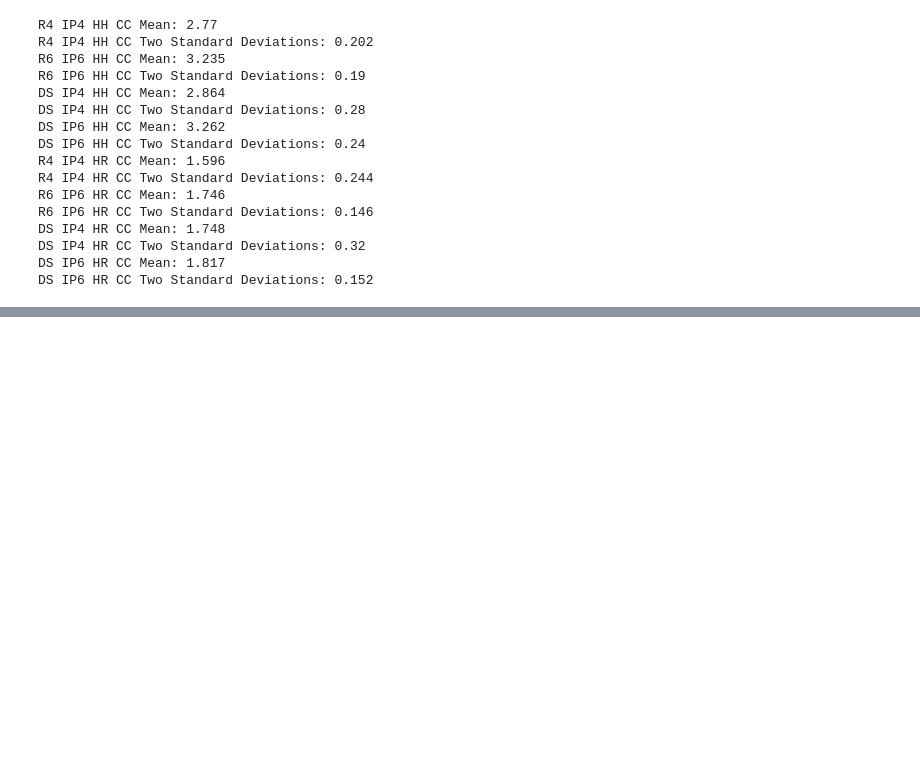
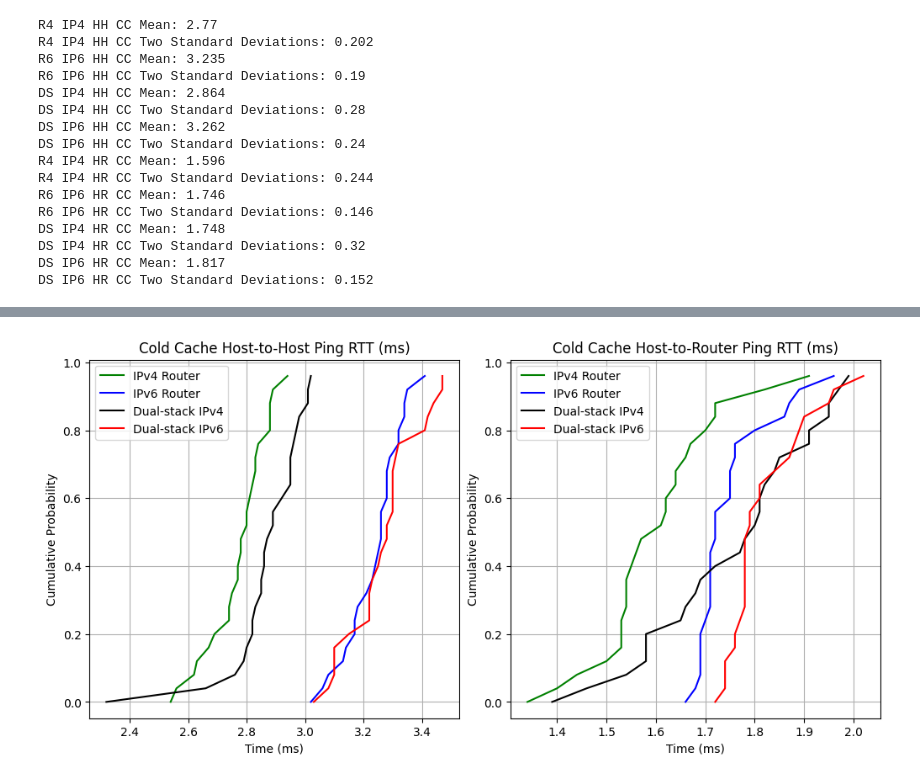
Before and after one commit to elliev7/partii_dissertation, a Jupyter notebook: figures/figures.ipynb, the cells around one changed output, grey strips where cells are left out. Cells and saved outputs as stored; diff of their text form; code cells hidden in the pictures; blank space fills up the shorter version.

```diff
--- a/figures/figures.ipynb
+++ b/figures/figures.ipynb
@@ -333,0 +295,47 @@ plt.show()
+# %%
+r4_ip4_hh_cc_sorted = np.sort(r4_ip4_hh_cc)
+r6_ip6_hh_cc_sorted = np.sort(r6_ip6_hh_cc)
+ds_ip4_hh_cc_sorted = np.sort(ds_ip4_hh_cc)
+ds_ip6_hh_cc_sorted = np.sort(ds_ip6_hh_cc)
+
+r4_ip4_hh_cc_cdf = np.arange(len(r4_ip4_hh_cc_sorted)) / float(len(r4_ip4_hh_cc_sorted))
+r6_ip6_hh_cc_cdf = np.arange(len(r6_ip6_hh_cc_sorted)) / float(len(r6_ip6_hh_cc_sorted))
+ds_ip4_hh_cc_cdf = np.arange(len(ds_ip4_hh_cc_sorted)) / float(len(ds_ip4_hh_cc_sorted))
+ds_ip6_hh_cc_cdf = np.arange(len(ds_ip6_hh_cc_sorted)) / float(len(ds_ip6_hh_cc_sorted))
+
+r4_ip4_hr_cc_sorted = np.sort(r4_ip4_hr_cc)
+r6_ip6_hr_cc_sorted = np.sort(r6_ip6_hr_cc)
+ds_ip4_hr_cc_sorted = np.sort(ds_ip4_hr_cc)
+ds_ip6_hr_cc_sorted = np.sort(ds_ip6_hr_cc)
+
+r4_ip4_hr_cc_cdf = np.arange(len(r4_ip4_hr_cc_sorted)) / float(len(r4_ip4_hr_cc_sorted))
+r6_ip6_hr_cc_cdf = np.arange(len(r6_ip6_hr_cc_sorted)) / float(len(r6_ip6_hr_cc_sorted))
+ds_ip4_hr_cc_cdf = np.arange(len(ds_ip4_hr_cc_sorted)) / float(len(ds_ip4_hr_cc_sorted))
+ds_ip6_hr_cc_cdf = np.arange(len(ds_ip6_hr_cc_sorted)) / float(len(ds_ip6_hr_cc_sorted))
+# %%
+fig, axs = plt.subplots(1, 2, figsize=(10, 5), constrained_layout=True)
+
+axs[0].plot(r4_ip4_hh_cc_sorted, r4_ip4_hh_cc_cdf, label='IPv4 Router', color='green')
+axs[0].plot(r6_ip6_hh_cc_sorted, r6_ip6_hh_cc_cdf, label='IPv6 Router', color='blue')
+axs[0].plot(ds_ip4_hh_cc_sorted, ds_ip4_hh_cc_cdf, label='Dual-stack IPv4', color='black')
+axs[0].plot(ds_ip6_hh_cc_sorted, ds_ip6_hh_cc_cdf, label='Dual-stack IPv6', color='red')
+axs[0].grid(True)
+axs[0].set_title('Cold Cache Host-to-Host Ping RTT (ms)')
+axs[0].set_xlabel('Time (ms)')
+axs[0].set_ylabel('Cumulative Probability')
+axs[0].legend()
+
+axs[1].plot(r4_ip4_hr_cc_sorted, r4_ip4_hr_cc_cdf, label='IPv4 Router', color='green')
+axs[1].plot(r6_ip6_hr_cc_sorted, r6_ip6_hr_cc_cdf, label='IPv6 Router', color='blue')
+axs[1].plot(ds_ip4_hr_cc_sorted, ds_ip4_hr_cc_cdf, label='Dual-stack IPv4', color='black')
+axs[1].plot(ds_ip6_hr_cc_sorted, ds_ip6_hr_cc_cdf, label='Dual-stack IPv6', color='red')
+axs[1].grid(True)
+axs[1].set_title('Cold Cache Host-to-Router Ping RTT (ms)')
+axs[1].set_xlabel('Time (ms)')
+axs[1].set_ylabel('Cumulative Probability')
+axs[1].legend()
+
+plt.savefig('Ping_CC.png')
+plt.show()
+# %% [output]
+[figure, added]
```
Also changed, not shown: parts of 8 cells of this notebook, 7 other files.
